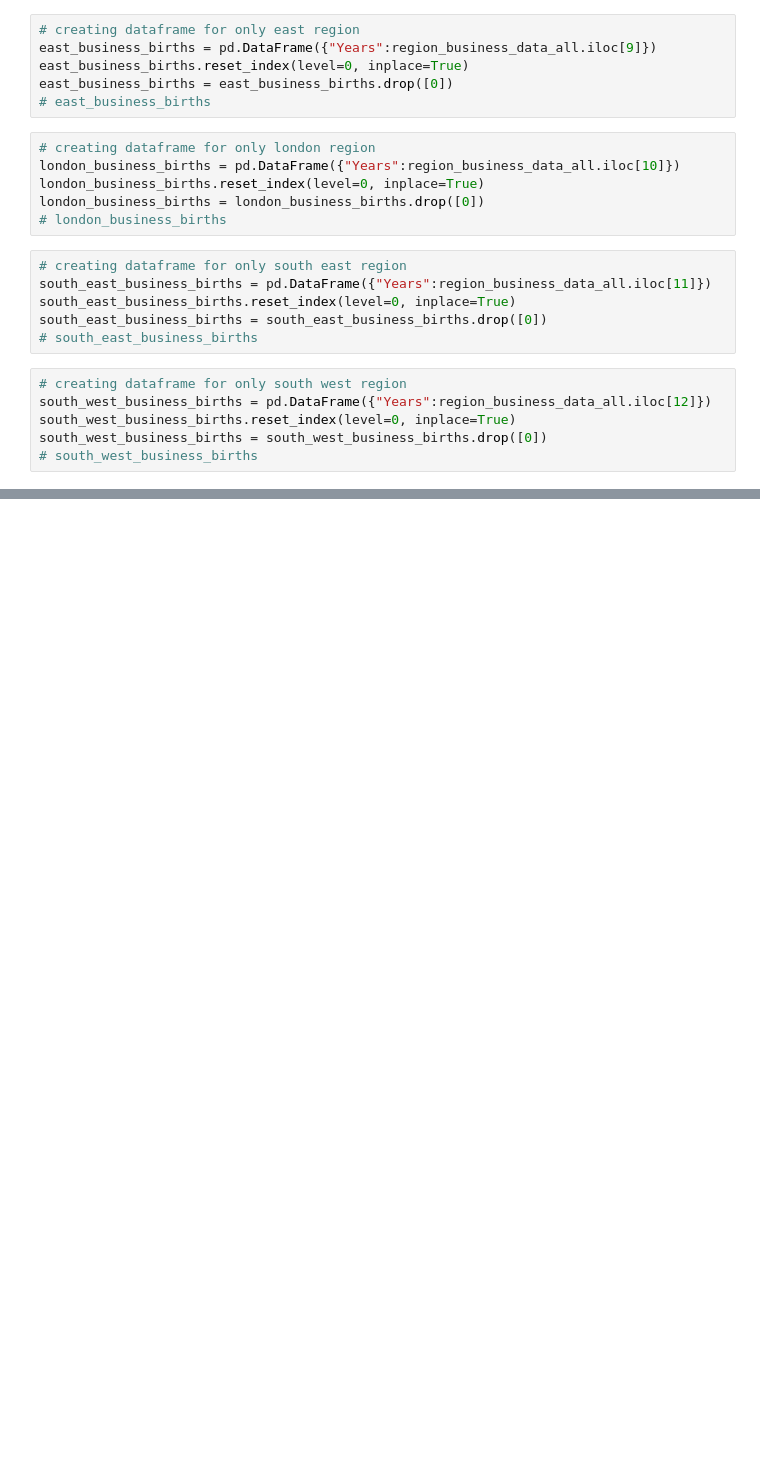
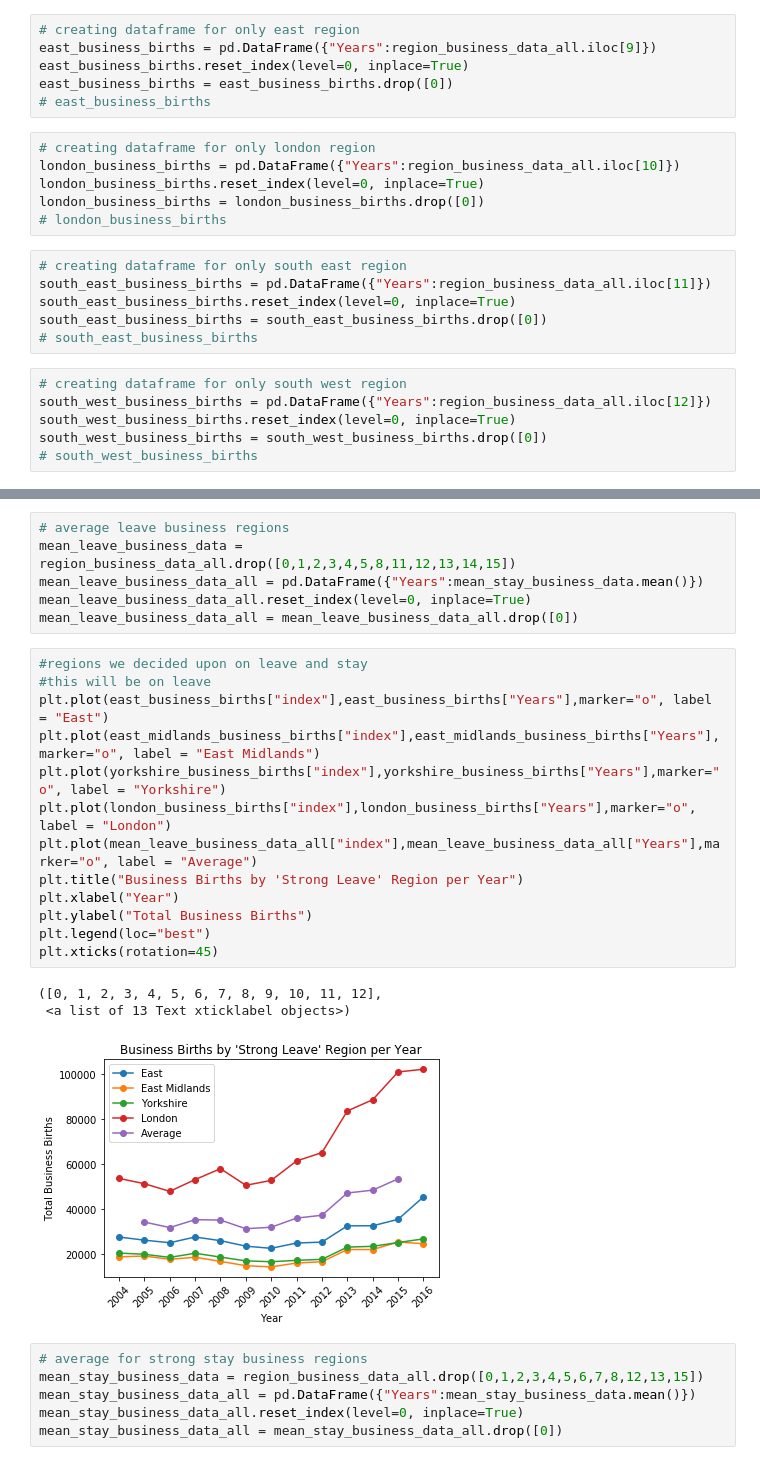
Before and after one commit to harper-data-mind/Project1, a Jupyter notebook: Jupyter Notebooks/BusinessDataRegion.ipynb, the cells around one changed output, grey strips where cells are left out. Drawn from its saved outputs; the diff is of its cells as text; blank space fills up the shorter version.

```diff
--- a/Jupyter Notebooks/BusinessDataRegion.ipynb
+++ b/Jupyter Notebooks/BusinessDataRegion.ipynb
@@ -243,0 +257,29 @@ plt.legend(loc="best")
+# %%
+# average leave business regions
+mean_leave_business_data = region_business_data_all.drop([0,1,2,3,4,5,8,11,12,13,14,15])
+mean_leave_business_data_all = pd.DataFrame({"Years":mean_stay_business_data.mean()})
+mean_leave_business_data_all.reset_index(level=0, inplace=True)
+mean_leave_business_data_all = mean_leave_business_data_all.drop([0])
+# %%
+#regions we decided upon on leave and stay
+#this will be on leave
+plt.plot(east_business_births["index"],east_business_births["Years"],marker="o", label = "East")
+plt.plot(east_midlands_business_births["index"],east_midlands_business_births["Years"],marker="o", label = "East Midlands")
+plt.plot(yorkshire_business_births["index"],yorkshire_business_births["Years"],marker="o", label = "Yorkshire")
+plt.plot(london_business_births["index"],london_business_births["Years"],marker="o", label = "London")
+plt.plot(mean_leave_business_data_all["index"],mean_leave_business_data_all["Years"],marker="o", label = "Average")
+plt.title("Business Births by 'Strong Leave' Region per Year")
+plt.xlabel("Year")
+plt.ylabel("Total Business Births")
+plt.legend(loc="best")
+plt.xticks(rotation=45)
+# %% [output]
+([0, 1, 2, 3, 4, 5, 6, 7, 8, 9, 10, 11, 12],
+ <a list of 13 Text xticklabel objects>)
+[figure, added]
+# %%
+# average for strong stay business regions
+mean_stay_business_data = region_business_data_all.drop([0,1,2,3,4,5,6,7,8,12,13,15])
+mean_stay_business_data_all = pd.DataFrame({"Years":mean_stay_business_data.mean()})
+mean_stay_business_data_all.reset_index(level=0, inplace=True)
+mean_stay_business_data_all = mean_stay_business_data_all.drop([0])
```
Also changed, not shown: parts of 4 cells of this notebook, 1 other file.
